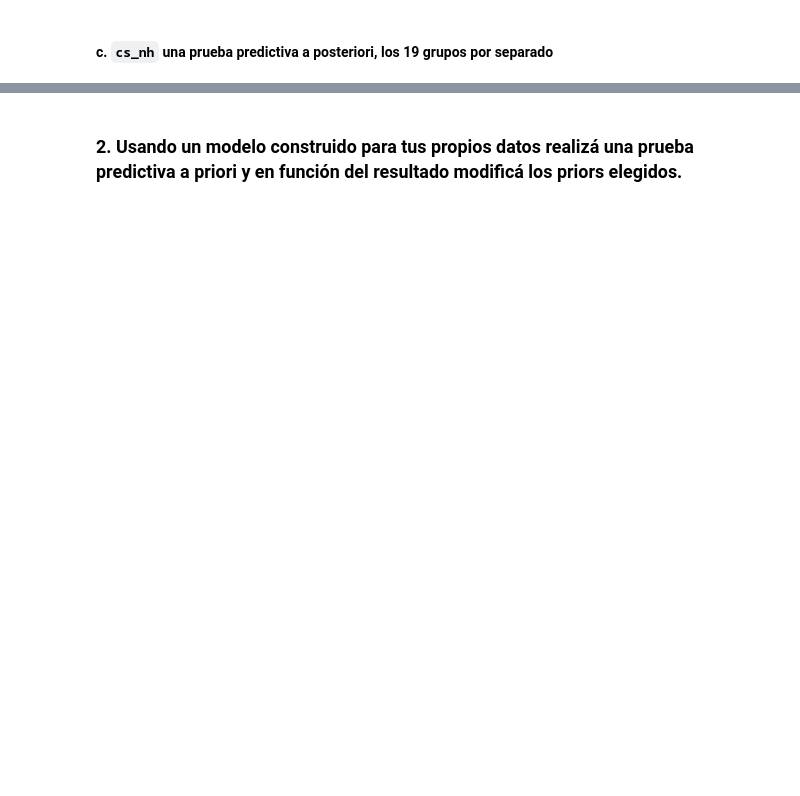
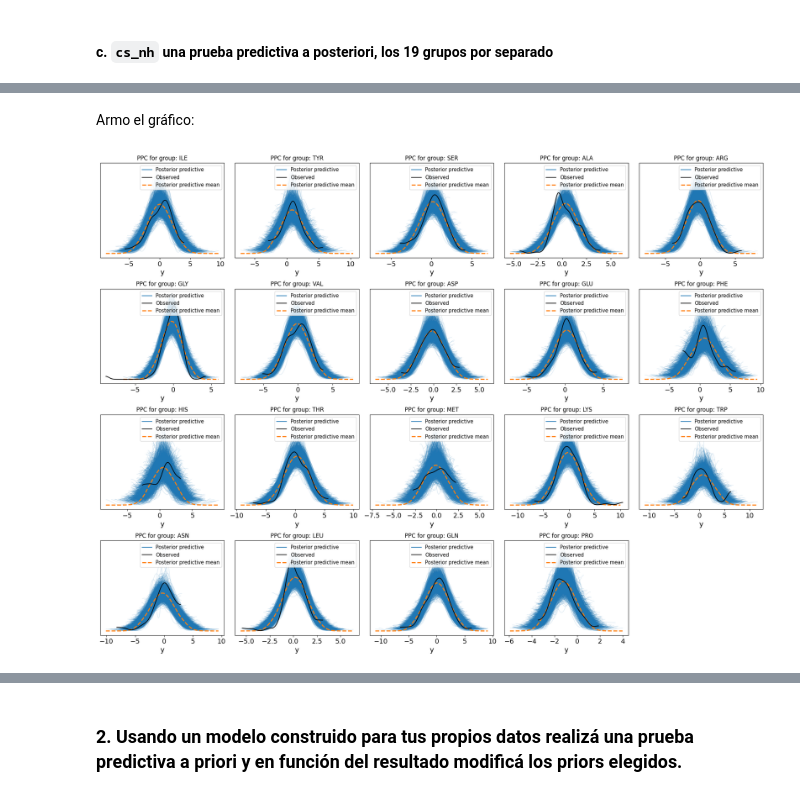
Before and after one commit to Gerardo1909/EEI2_ejercicios, a Jupyter notebook: ejercicios/modulo4.ipynb, the cells around one changed output, grey strips where cells are left out. Saved outputs shown, nothing was run; the diff lists cells and outputs as text; code cells hidden in the pictures; blank space fills up the shorter version.

```diff
--- a/ejercicios/modulo4.ipynb
+++ b/ejercicios/modulo4.ipynb
@@ -22,0 +71,26 @@ WARNING (pytensor.configdefaults): g++ not detected!  PyTensor will be unable to
+# %%
+with pm.Model(coords=coords) as cs_nh_grupos_separados:
+    mu = pm.Normal('mu', mu=0, sigma=1, dims="aa")
+    sigma = pm.HalfNormal('sigma', sigma=2, dims="aa")
+    y = pm.Normal('y', mu=mu[idx], sigma=sigma[idx], observed=diff, dims="aa_flat")
+
+    idata_cs_nh_separados = pm.sample(progressbar=False)
+    idata_cs_nh_separados.extend(pm.sample_posterior_predictive(idata_cs_nh_separados, progressbar=False))
+# %% [markdown]
+Armo el gráfico:
+# %%
+fig, axes = plt.subplots(4, 5, figsize=(20, 15))
+axes = axes.flatten()
+
+for i, group in enumerate(coords['aa_flat'].unique()):
+    az.plot_ppc(idata_cs_nh_separados, coords={"aa_flat": [group]}, ax=axes[i])
+    axes[i].set_title(f'PPC for group: {group}')
+
+# Escondo los subplots que no se utilizaron
+for j in range(i + 1, len(axes)):
+    fig.delaxes(axes[j])
+
+plt.tight_layout()
+plt.show()
+# %% [output]
+[figure, added]
```
Also changed, not shown: parts of 54 cells of this notebook, 1 other file.
